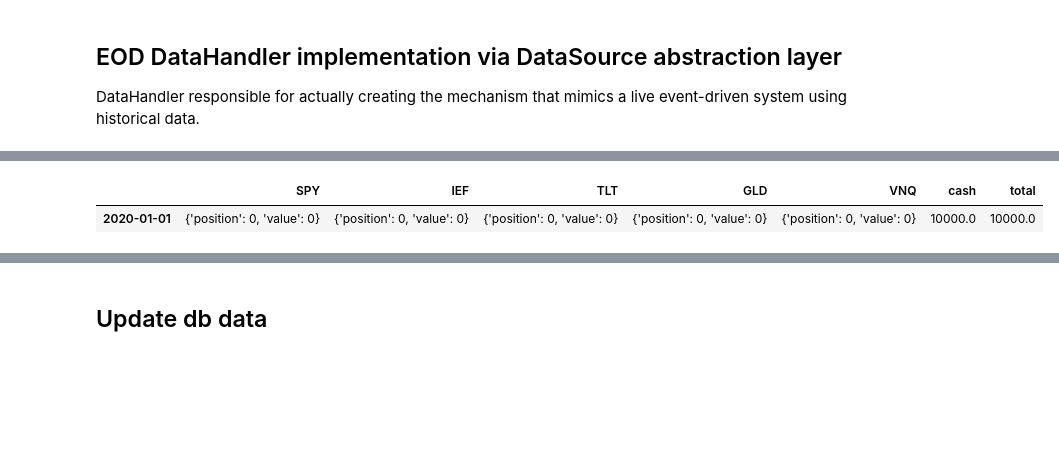
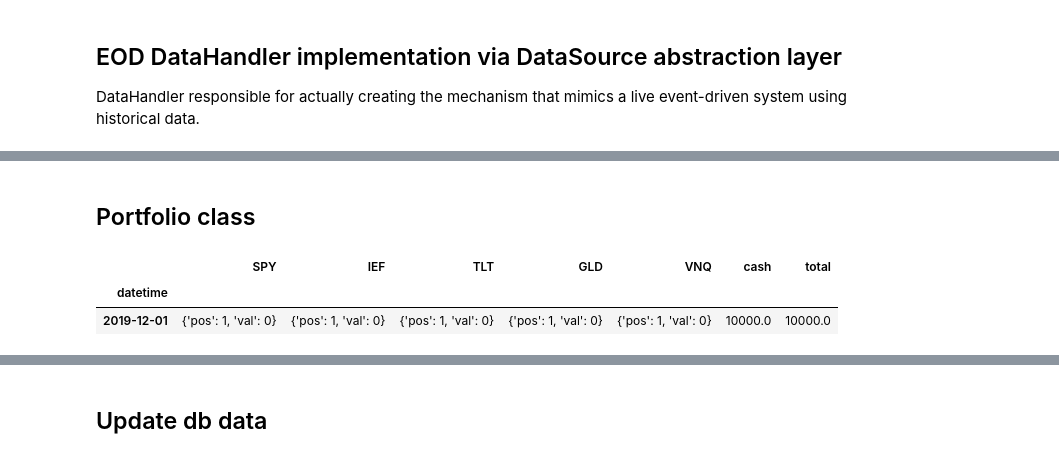
Before and after one commit to webclinic017/EventDrivenTradingSystem, a Jupyter notebook: main.ipynb, the cells around one changed output, grey strips where cells are left out. Saved outputs shown, nothing was run; the diff lists cells and outputs as text; code cells hidden in the pictures; blank space fills up the shorter version.

```diff
--- a/main.ipynb
+++ b/main.ipynb
@@ -30,9 +30,11 @@ array([308.1243, 308.6783, 311.4978])
+# %% [markdown]
+## Portfolio class
 # %%
 from portfolio import Portfolio
 
-p = Portfolio(0, dataHandler, '2020-01-01')
-
+p = Portfolio(0, dataHandler, '2019-12-01')
 p.positions
 # %% [output]
 |  | SPY | IEF | TLT | GLD | VNQ | cash | total |
-| 2020-01-01 | {'position': 0, 'value': 0} | {'position': 0, 'value': 0} | {'position': 0, 'value': 0} | {'position': 0, 'value': 0} | {'position': 0, 'value': 0} | 10000.0 | 10000.0 |
+| datetime |  |  |  |  |  |  |  |
+| 2019-12-01 | {'pos': 1, 'val': 0} | {'pos': 1, 'val': 0} | {'pos': 1, 'val': 0} | {'pos': 1, 'val': 0} | {'pos': 1, 'val': 0} | 10000.0 | 10000.0 |
```
Also changed, not shown: parts of 2 cells of this notebook, 1 other file.
